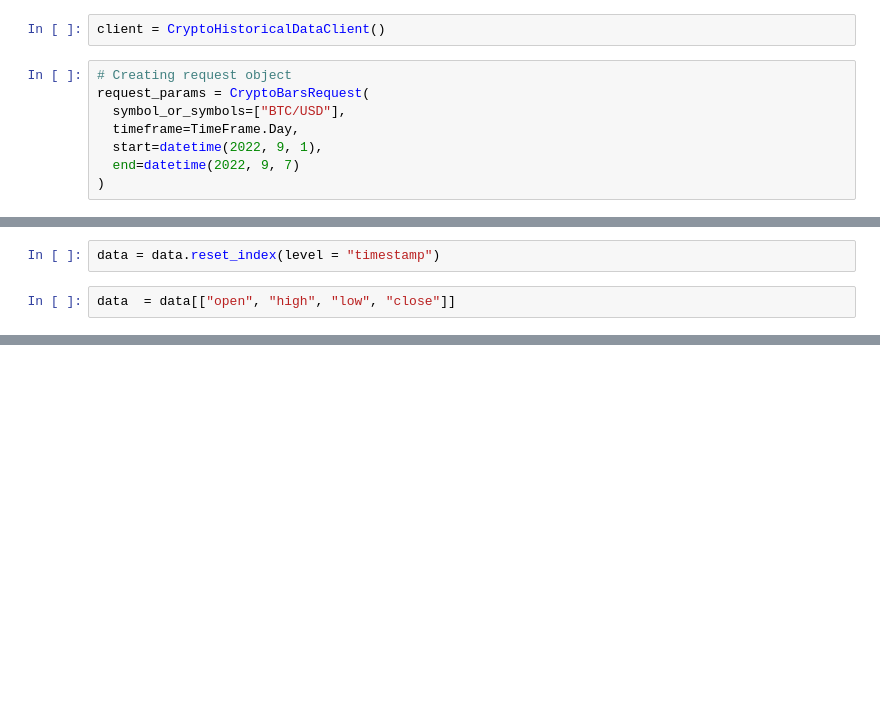
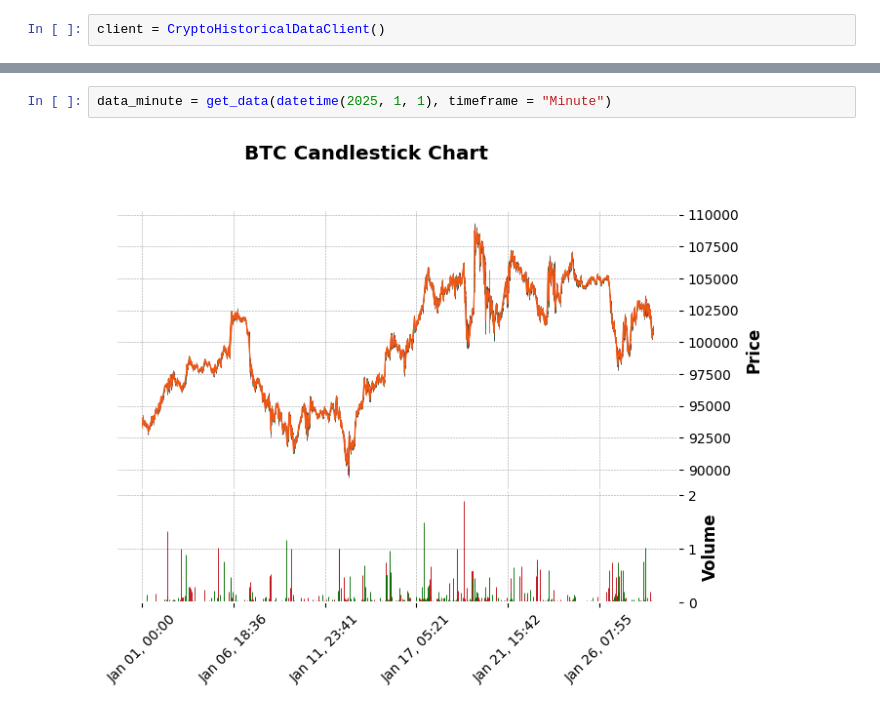
Before and after one commit to adityanandy2802/insight_fusion, a Jupyter notebook: fractal_stock_markets.ipynb, the cells around one changed output, grey strips where cells are left out. Cells and saved outputs as stored; diff of their text form; blank space fills up the shorter version.

```diff
--- a/fractal_stock_markets.ipynb
+++ b/fractal_stock_markets.ipynb
@@ -9,10 +11,2 @@ from datetime import datetime
 # %%
 client = CryptoHistoricalDataClient()
-# %%
-# Creating request object
-request_params = CryptoBarsRequest(
-  symbol_or_symbols=["BTC/USD"],
-  timeframe=TimeFrame.Day,
-  start=datetime(2022, 9, 1),
-  end=datetime(2022, 9, 7)
-)
@@ -26,4 +12,0 @@ ticker = "BTC"
-# %%
-data = data.reset_index(level = "timestamp")
-# %%
-data  = data[["open", "high", "low", "close"]]
@@ -37,0 +57,4 @@ TypeError: Expect data.index as DatetimeIndex
+# %%
+data_minute = get_data(datetime(2025, 1, 1), timeframe = "Minute")
+# %% [output]
+[figure, added]
```
Also changed, not shown: parts of 10 cells of this notebook.
